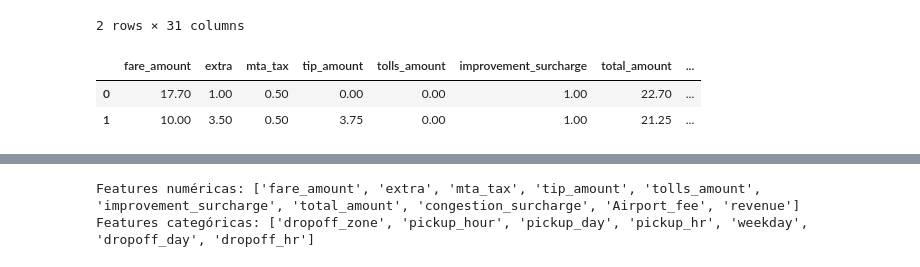
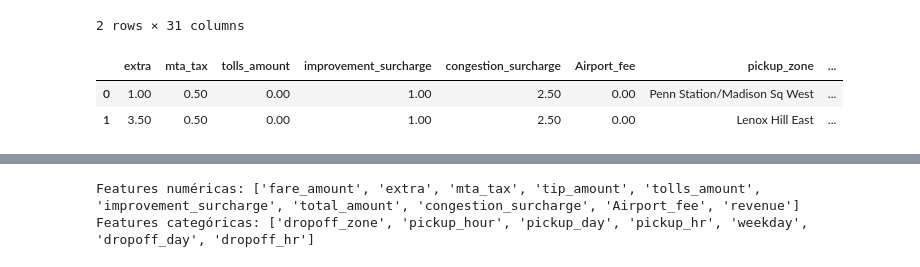
Before and after one commit to gasparrivollier/CEIA_AndD_TP_Grupo2, a Jupyter notebook: notebooks/04_RedDim.ipynb, the cells around one changed output, grey strips where cells are left out. Cells and saved outputs as stored; diff of their text form; code cells hidden in the pictures.

```diff
--- a/notebooks/04_RedDim.ipynb
+++ b/notebooks/04_RedDim.ipynb
@@ -38,9 +38,12 @@ df.head(2)
 | 1 | Creative Mobile Technologies, LLC | 2024-01-01 00:03:00 | 2024-01-01 00:09:36 | 1 | Standard rate | Credit card | ... |
 2 rows × 31 columns
 # %%
-df.drop(columns=['pickup_borough', 'dropoff_borough', 'dropoff_service_zone', 'pickup_service_zone','vendor', 'passenger_count', 'ratecode', 'payment_type', 'tpep_pickup_datetime', 'tpep_dropoff_datetime', 'hour_bin', 'log_trip_distance', 'total_amount_calculated'], inplace=True)
+# dropeamos columnas q forman revenue
+df.drop(columns=['fare_amount', 'tip_amount'], inplace=True)
+# dropeamos variables futuras
+df.drop(columns=[ 'dropoff_borough', 'dropoff_service_zone','dropoff_day','dropoff_hr', 'tpep_pickup_datetime','tpep_dropoff_datetime', 'dropoff_zone','vendor', 'passenger_count', 'ratecode', 'payment_type', 'pickup_service_zone','pickup_borough','hour_bin','total_amount','total_amount_calculated', 'pickup_hour'], inplace=True)
 df.head(2)
 # %% [output]
-|  | fare_amount | extra | mta_tax | tip_amount | tolls_amount | improvement_surcharge | total_amount | ... |
-| 0 | 17.70 | 1.00 | 0.50 | 0.00 | 0.00 | 1.00 | 22.70 | ... |
-| 1 | 10.00 | 3.50 | 0.50 | 3.75 | 0.00 | 1.00 | 21.25 | ... |
+|  | extra | mta_tax | tolls_amount | improvement_surcharge | congestion_surcharge | Airport_fee | pickup_zone | ... |
+| 0 | 1.00 | 0.50 | 0.00 | 1.00 | 2.50 | 0.00 | Penn Station/Madison Sq West | ... |
+| 1 | 3.50 | 0.50 | 0.00 | 1.00 | 2.50 | 0.00 | Lenox Hill East | ... |
```
Also changed, not shown: parts of 15 cells of this notebook, 3 other files.
